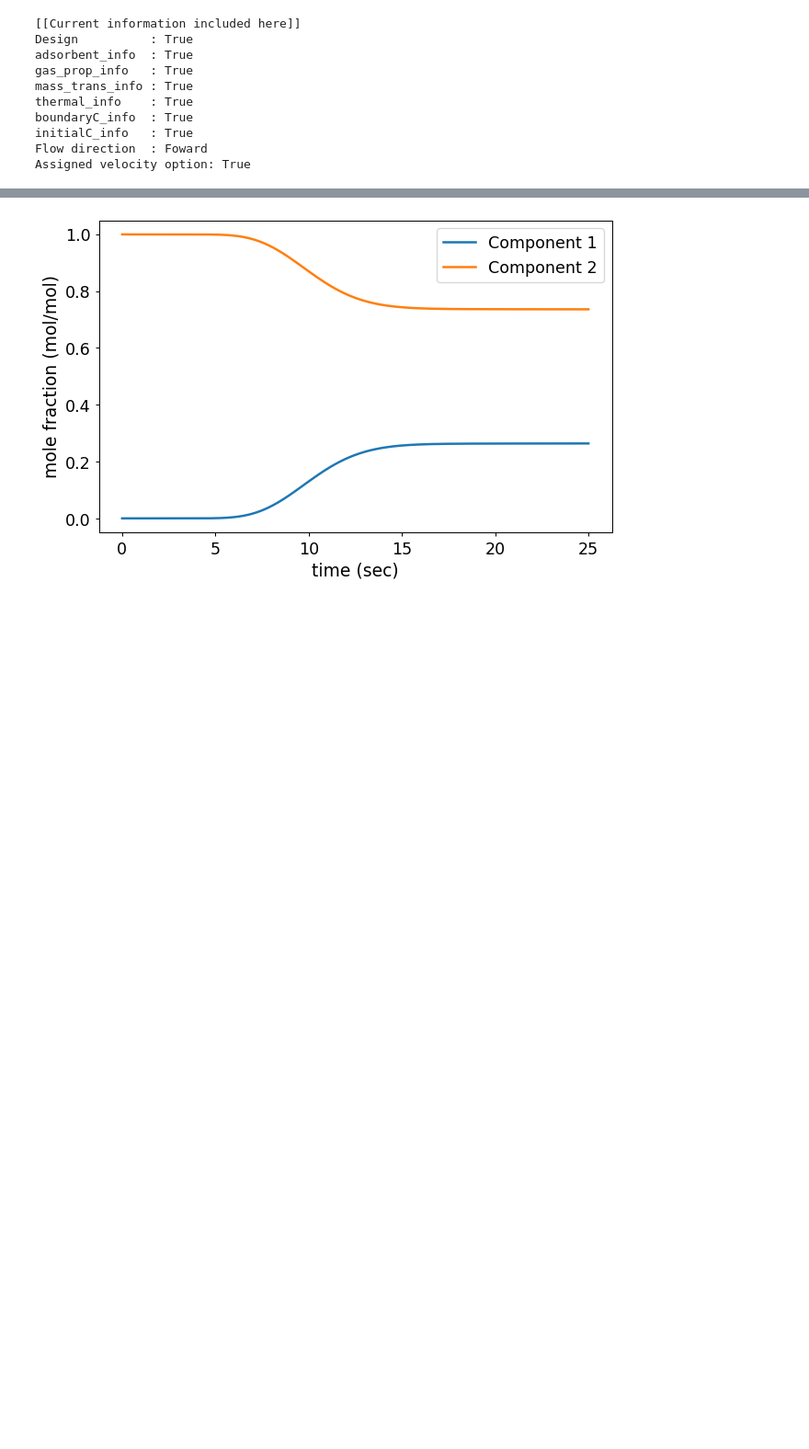
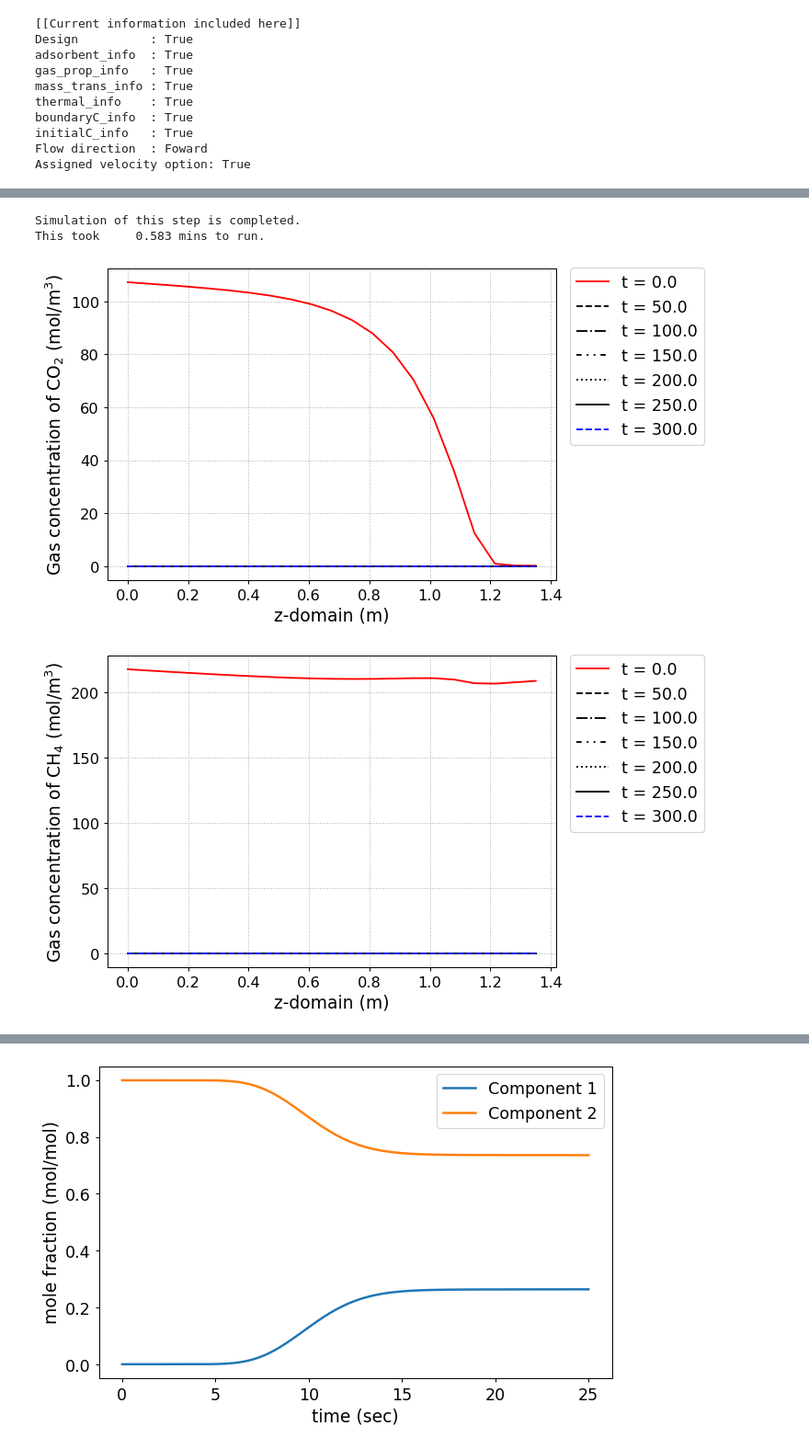
Before and after one commit to NahyeonAn/pyAPEP, a Jupyter notebook: Examples.ipynb, the cells around one changed output, grey strips where cells are left out. Shown: that part at 92% size. Saved outputs shown, nothing was run; the diff lists cells and outputs as text; code cells hidden in the pictures; blank space fills up the shorter version.

```diff
--- a/Examples.ipynb
+++ b/Examples.ipynb
@@ -257,0 +292,71 @@ NameError: name 'CR1' is not defined
+# %%
+# ### Sorbent prop
+# voidfrac = 0.37      # (m^3/m^3)
+# D_particle = 12e-4   # (m)
+# rho = 1324           # (kg/m^3)
+# CR1.adsorbent_info(MixIso, voidfrac, D_particle, rho)
+
+# ### Gas prop
+# Mmol = [0.044, 0.016] # kg/mol
+# mu_visco= [16.13E-6, 11.86E-6]   # (Pa sec)
+# CR1.gas_prop_info(Mmol, mu_visco)
+# # https://www.engineeringtoolbox.com/methane-dynamic-kinematic-viscosity-temperature-pressure-d_2068.html?vA=313&degree=K#
+# # https://www.engineeringtoolbox.com/carbon-dioxide-dynamic-kinematic-viscosity-temperature-pressure-d_2074.html
+
+# ### Transfer prop
+# k_MTC  = [1E-4, 1E-4]     # m/sec==============> 값필요
+
+# a_surf = 1 #Volumatric specific surface area (m2/m3)==============> 값필요
+# D_disp = [1E-4, 1E-4]     # m^2/sec ==============> 값필요
+# CR1.mass_trans_info(k_MTC, a_surf, D_disp)
+
+# dH_ads = [31.164e3,20.856e3]   # J/mol
+# Cp_s = 900
+# Cp_g = [38.236, 35.8]  # J/mol/K
+# # https://www.engineeringtoolbox.com/carbon-dioxide-d_974.html
+# # https://www.engineeringtoolbox.com/methane-d_1420.html
+
+# h_heat = 100            # J/m2/K/s==============> 값필요
+# CR1.thermal_info(dH_ads, Cp_s, Cp_g, h_heat)
+
+### Operating conditions
+P_inlet = 2
+P_outlet = 1
+T_feed = 323
+y_feed = [0.37,0.66]
+
+Cv_inlet = 0             # inlet valve constant (m/sec/bar)
+Cv_outlet= 0.02           # outlet valve constant (m/sec/bar)
+
+Q_feed = 0*A_cros  # volumetric flowrate (m^3/sec)
+
+CR1.boundaryC_info(P_outlet, P_inlet, T_feed, y_feed,
+                   Cv_inlet, Cv_outlet,
+                   Q_inlet = Q_feed,
+                   assigned_v_option = False,
+                   foward_flow_direction = False)
+
+### Initial conditions
+# P_init = 1.05*np.ones(N)    # (bar)
+# y_init = [0.999*np.ones(N), 0.001*np.ones(N)] # (mol/mol)
+# T_init = T_feed*np.ones(N)
+# q_init = MixIso(P_init*np.array(y_init), T_init)
+
+# CR2.initialC_info(P_init, T_init, T_init, y_init, q_init)
+# print(CR2)
+
+res = CR1.run_mamoen(300,n_sec = 20,
+                                    CPUtime_print = True)
+# %% [output]
+Simulation of this step is completed.
+This took     0.583 mins to run.
+# %%
+fig = CR1.Graph(50, 0, loc=[1.17,0.9],
+               yaxis_label = 'Gas concentration of CO$_2$ (mol/m$^3$)',
+               file_name = f'CO2_gas_conc_test.png')
+fig = CR1.Graph(50, 1, loc=[1.17,0.9],
+               yaxis_label = 'Gas concentration of CH$_4$ (mol/m$^3$)',
+               file_name = f'CH4_gas_conc_test.png')
+# %% [output]
+[figure, added]
+[figure, added]
```
Also changed, not shown: parts of 14 cells of this notebook, 8 other files.
